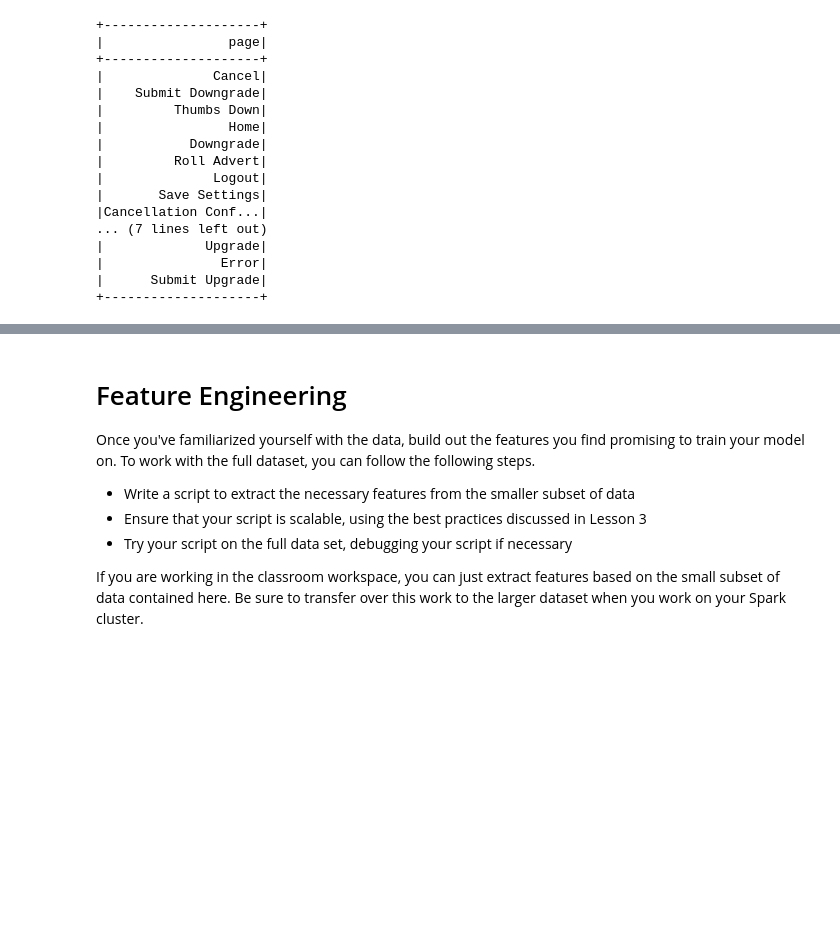
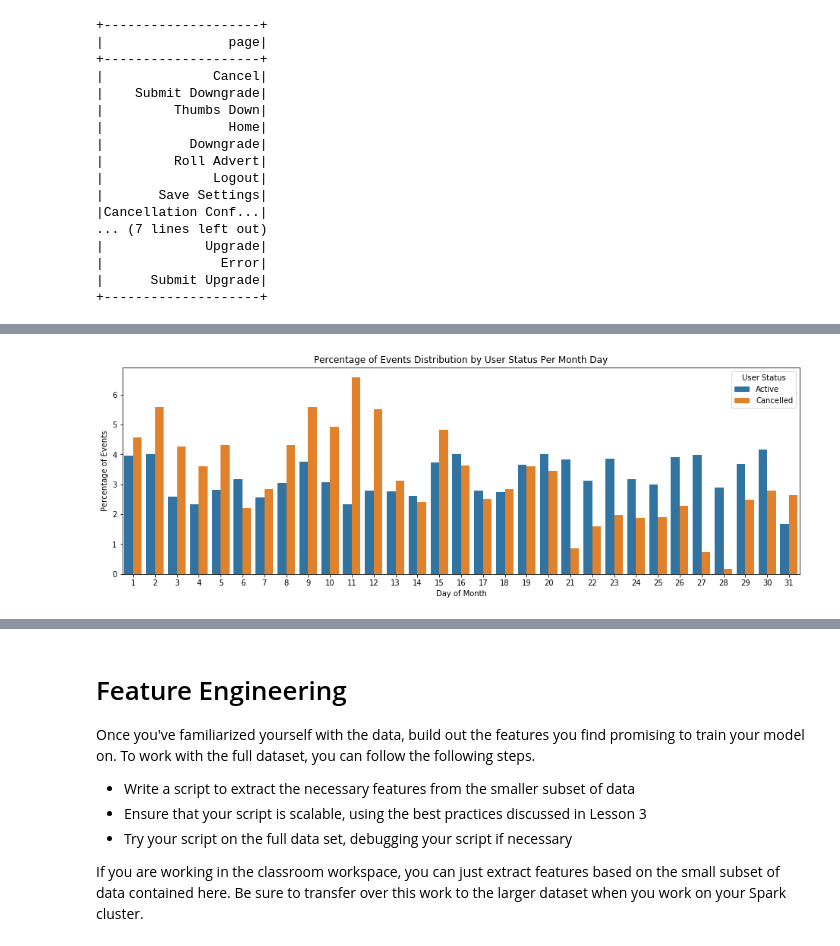
Before and after one commit to Faisal-AlDhuwayhi/Sparkify-Project, a Jupyter notebook: Sparkify.ipynb, the cells around one changed output, grey strips where cells are left out. Saved outputs shown, nothing was run; the diff lists cells and outputs as text; code cells hidden in the pictures; blank space fills up the shorter version.

```diff
--- a/Sparkify.ipynb
+++ b/Sparkify.ipynb
@@ -244,3 +248,21 @@ plt.legend(title='User Status');
+# %%
+# Percentage of Events Distribution by User Status Per Month Day
+churn_day = df.groupby(['month_day','churn_phase']).count().toPandas()
+churn_day = ((churn_day.groupby(['month_day','churn_phase']).sum()/churn_day.groupby(['churn_phase']).sum())*100) \
+            .reset_index()
+
+churn_day['month_day'] = churn_day['month_day'].astype(int)
+churn_day = churn_day.sort_values(by = ['month_day', 'churn_phase'])
+churn_day['churn_phase'] = churn_day['churn_phase'].replace({0:'Active', 1: 'Cancelled'})
+
+plt.figure(figsize=(16,5))
+sns.barplot(data=churn_day, x='month_day', y='count', hue="churn_phase")
+plt.title("Percentage of Events Distribution by User Status Per Month Day")
+plt.xlabel("Day of Month")
+plt.ylabel("Percentage of Events")
+plt.legend(title='User Status');
+# %% [output]
+[figure, added]
 # %%
 # create a column of the hour of the event
 get_hour = udf(lambda x: datetime.datetime.fromtimestamp(x / 1000.0).hour)
```
Also changed, not shown: parts of 22 cells of this notebook.
